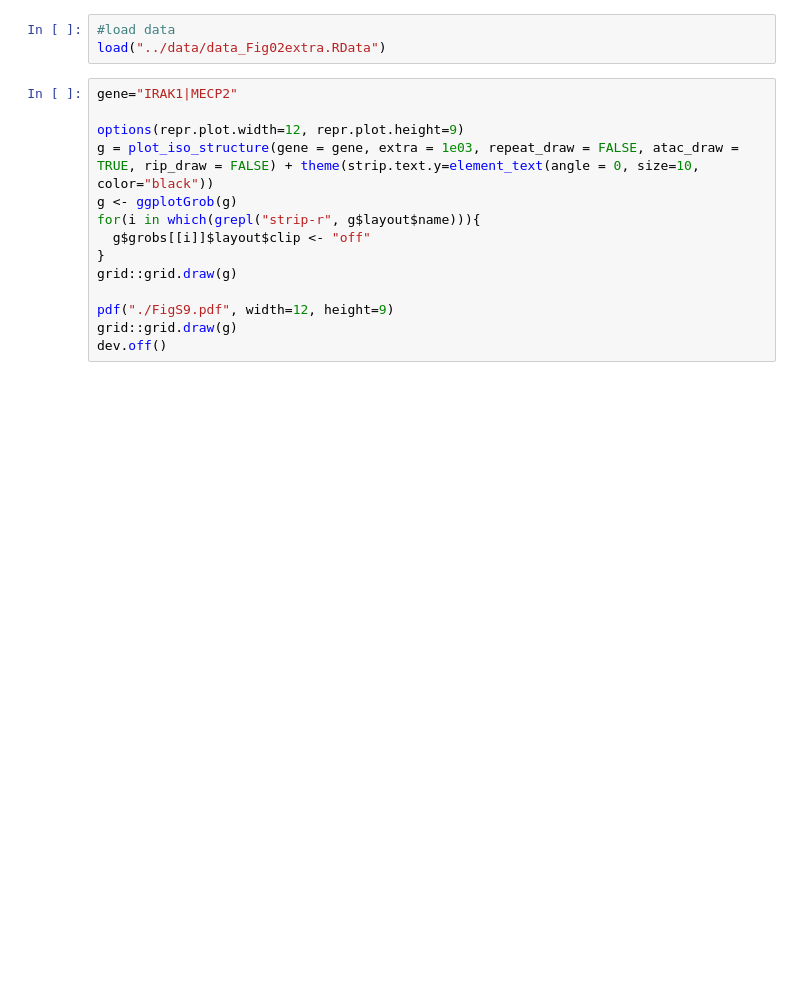
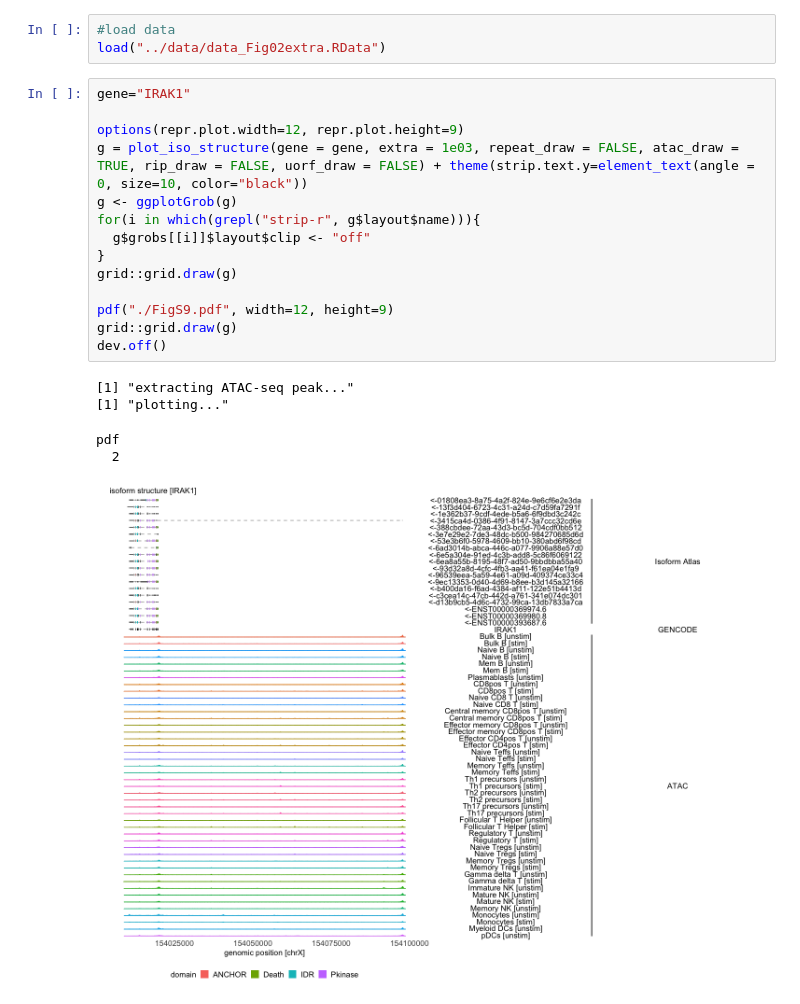
Before and after one commit to juninamo/TRAILS, a Jupyter notebook: Figures/Supple_Figure09.ipynb, the cells around one changed output. Drawn from its saved outputs; the diff is of its cells as text; blank space fills up the shorter version.

Commit message:
add figures

```diff
--- a/Figures/Supple_Figure09.ipynb
+++ b/Figures/Supple_Figure09.ipynb
@@ -17,16 +16,22 @@ setwd("/Users/inamojun/TMDU-LR_isoform_atlas/Figures")
 #load data
 load("../data/data_Fig02extra.RData")
 # %%
-gene="IRAK1|MECP2"
+gene="IRAK1"
 
 options(repr.plot.width=12, repr.plot.height=9)
-g = plot_iso_structure(gene = gene, extra = 1e03, repeat_draw = FALSE, atac_draw = TRUE, rip_draw = FALSE) + theme(strip.text.y=element_text(angle = 0, size=10, color="black"))
+g = plot_iso_structure(gene = gene, extra = 1e03, repeat_draw = FALSE, atac_draw = TRUE, rip_draw = FALSE, uorf_draw = FALSE) + theme(strip.text.y=element_text(angle = 0, size=10, color="black"))
 g <- ggplotGrob(g)
 for(i in which(grepl("strip-r", g$layout$name))){
   g$grobs[[i]]$layout$clip <- "off"
 }
 grid::grid.draw(g)
 
 pdf("./FigS9.pdf", width=12, height=9)
 grid::grid.draw(g)
 dev.off()
+# %% [output]
+[1] "extracting ATAC-seq peak..."
+[1] "plotting..."
+pdf
+  2
+[figure, added]
```
Also changed, not shown: parts of 1 cell of this notebook, 5 other files.
